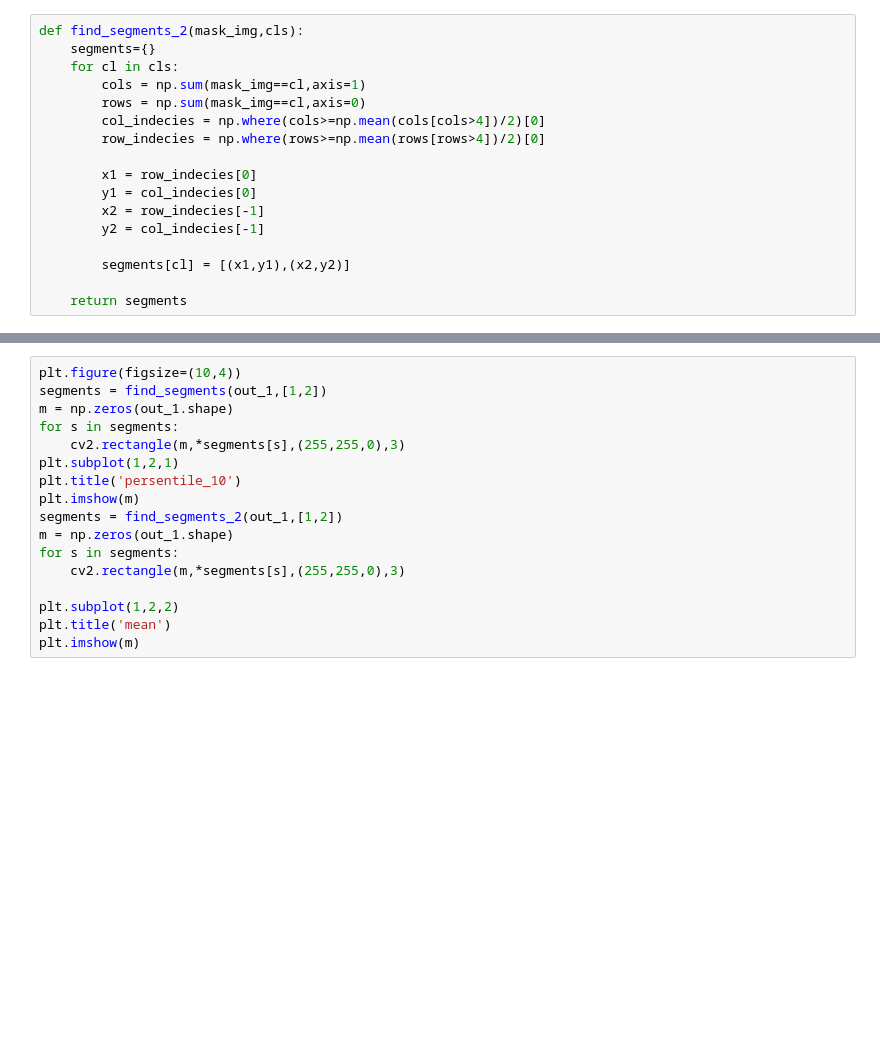
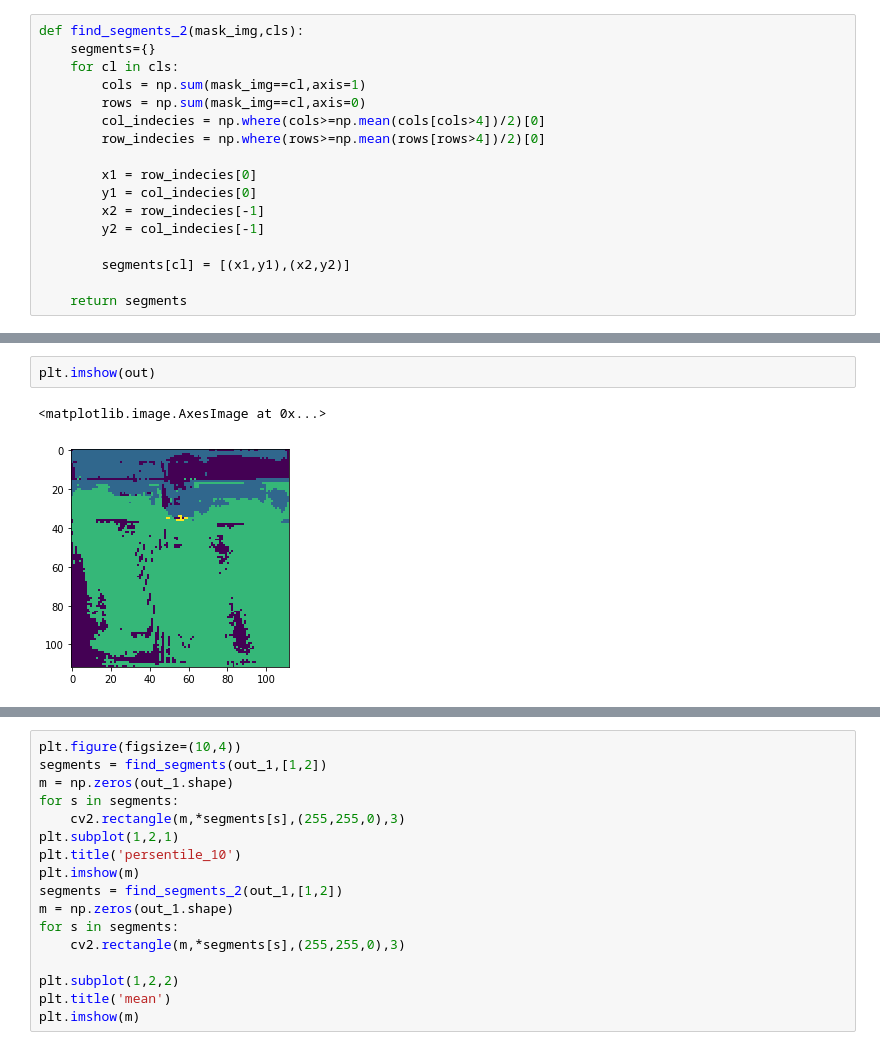
Before and after one commit to vasylcf/screenshort, a Jupyter notebook: segmentation/segmentation_test_model.ipynb, the cells around one changed output, grey strips where cells are left out. Saved outputs shown, nothing was run; the diff lists cells and outputs as text; blank space fills up the shorter version.

```diff
--- a/segmentation/segmentation_test_model.ipynb
+++ b/segmentation/segmentation_test_model.ipynb
@@ -222,0 +300,5 @@ def find_segments_2(mask_img,cls):
+# %%
+plt.imshow(out)
+# %% [output]
+<matplotlib.image.AxesImage at 0x...>
+[figure, added]
```
Also changed, not shown: parts of 11 cells of this notebook, 44 other files.
